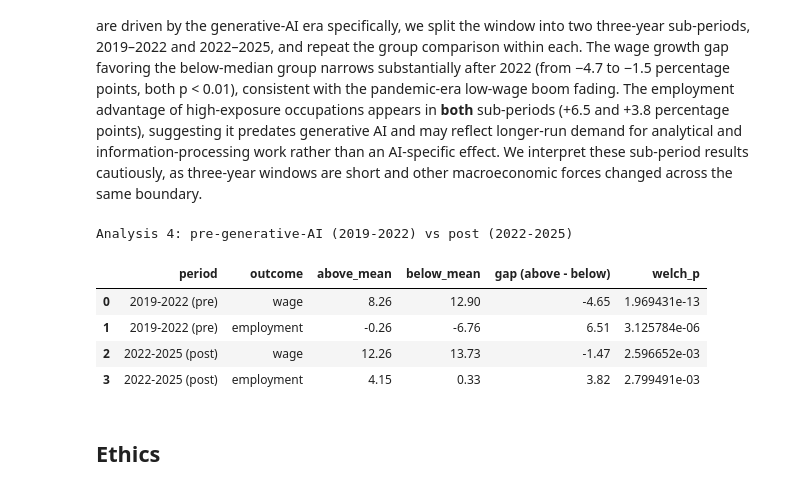
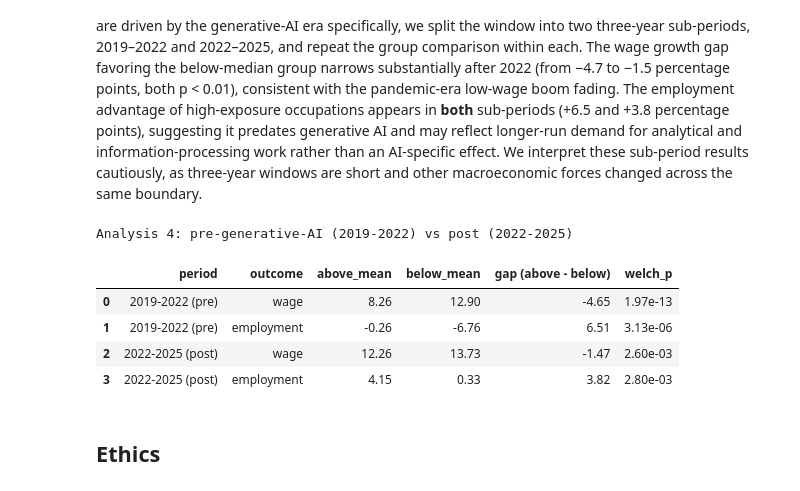
Before and after one commit to COGS108/Group-SP26-101, a Jupyter notebook: 03-FinalProject.ipynb, the cells around one changed output. Saved outputs shown, nothing was run; the diff lists cells and outputs as text; code cells hidden in the pictures.

```diff
--- a/03-FinalProject.ipynb
+++ b/03-FinalProject.ipynb
@@ -892,37 +892,38 @@ def period_growth(df, y0, y1):
 
 
 print("Analysis 4: pre-generative-AI (2019-2022) vs post (2022-2025)")
 
 period_results = []
 
 for y0, y1, label in [(2019, 2022, "2019-2022 (pre)"), (2022, 2025, "2022-2025 (post)")]:
     pg = period_growth(final_df, y0, y1)
 
     a = pg[pg["ai_exposure_group"] == "above_median"]
     b = pg[pg["ai_exposure_group"] == "below_median"]
 
     for var, vlabel in [("wage_growth_pct", "wage"), ("employment_growth_pct", "employment")]:
 
         t_stat, p_val = stats.ttest_ind(a[var], b[var], equal_var=False)
 
         period_results.append({
             "period": label,
             "outcome": vlabel,
             "above_mean": round(a[var].mean(), 2),
             "below_mean": round(b[var].mean(), 2),
             "gap (above - below)": round(a[var].mean() - b[var].mean(), 2),
             "welch_p": p_val,
         })
 
 period_table = pd.DataFrame(period_results)
+period_table["welch_p"] = period_table["welch_p"].map(lambda p: "%.2e" % p)
 display(period_table)
 # %% [output]
 Analysis 4: pre-generative-AI (2019-2022) vs post (2022-2025)
 |  | period | outcome | above_mean | below_mean | gap (above - below) | welch_p |
-| 0 | 2019-2022 (pre) | wage | 8.26 | 12.90 | -4.65 | 1.969431e-13 |
-| 1 | 2019-2022 (pre) | employment | -0.26 | -6.76 | 6.51 | 3.125784e-06 |
-| 2 | 2022-2025 (post) | wage | 12.26 | 13.73 | -1.47 | 2.596652e-03 |
-| 3 | 2022-2025 (post) | employment | 4.15 | 0.33 | 3.82 | 2.799491e-03 |
+| 0 | 2019-2022 (pre) | wage | 8.26 | 12.90 | -4.65 | 1.97e-13 |
+| 1 | 2019-2022 (pre) | employment | -0.26 | -6.76 | 6.51 | 3.13e-06 |
+| 2 | 2022-2025 (post) | wage | 12.26 | 13.73 | -1.47 | 2.60e-03 |
+| 3 | 2022-2025 (post) | employment | 4.15 | 0.33 | 3.82 | 2.80e-03 |
 # %% [markdown]
 ## Ethics
 # %% [markdown]
```
Also changed, not shown: parts of 5 cells of this notebook, 1 other file.
